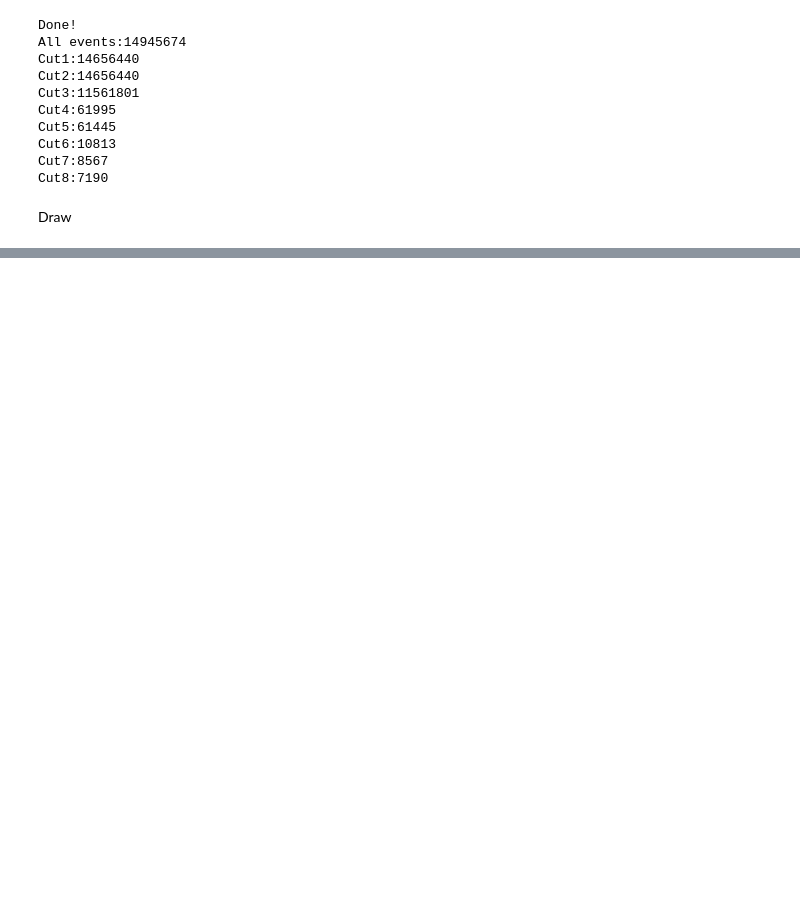
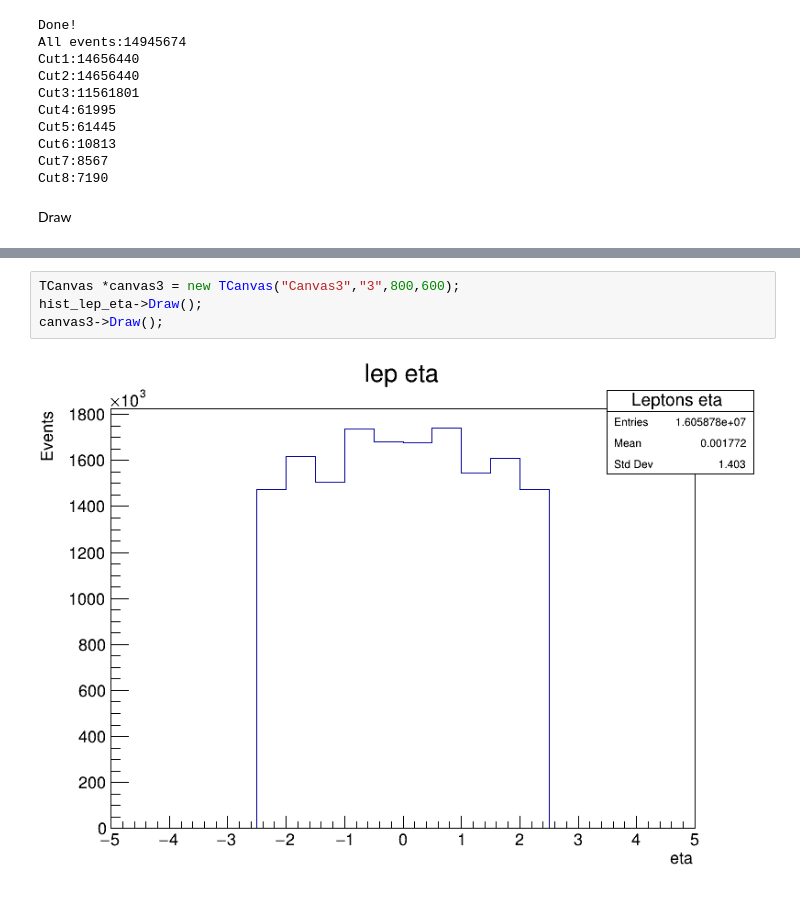
Before and after one commit to nigomezcr/Temas-Avanzados-en-F-sica-de-Part-culas, a Jupyter notebook: TTBar/TTbarSel_8TeV.ipynb, the cells around one changed output, grey strips where cells are left out. Saved outputs shown, nothing was run; the diff lists cells and outputs as text; blank space fills up the shorter version.

```diff
--- a/TTBar/TTbarSel_8TeV.ipynb
+++ b/TTBar/TTbarSel_8TeV.ipynb
@@ -281,0 +303,6 @@ canvas->SetLogy();
+# %%
+TCanvas *canvas3 = new TCanvas("Canvas3","3",800,600);
+hist_lep_eta->Draw();
+canvas3->Draw();
+# %% [output]
+[figure, added]
```
Also changed, not shown: parts of 32 cells of this notebook.
